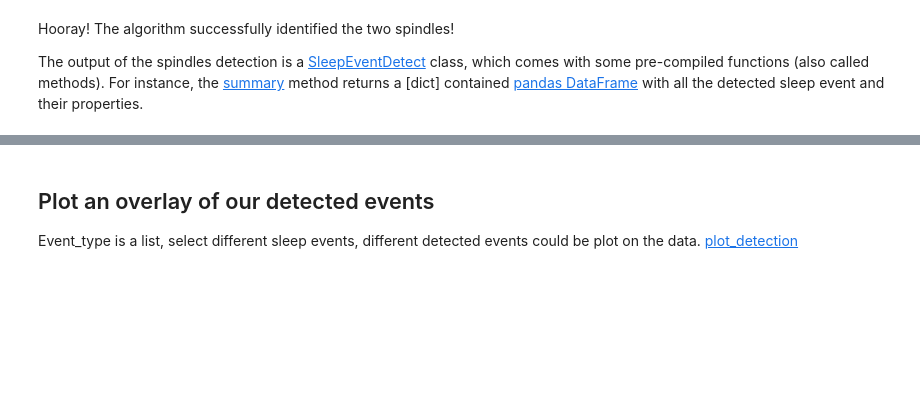
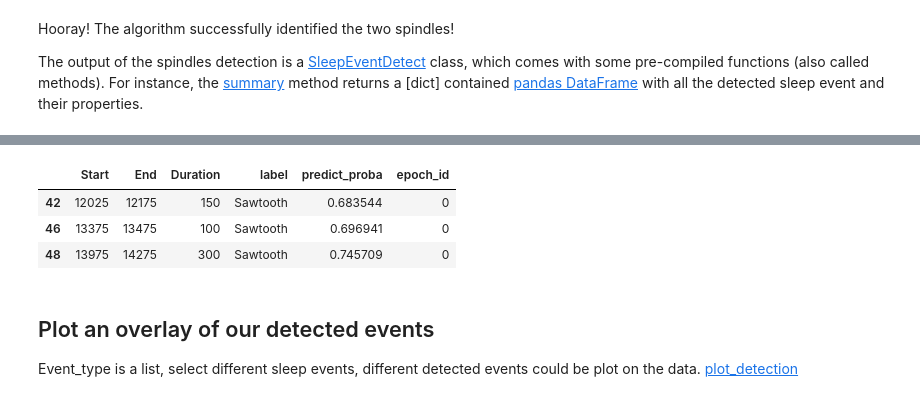
Before and after one commit to didi226/Sleep-Semantic-Segmentation, a Jupyter notebook: notebookes/test_wrap_sssm.ipynb, the cells around one changed output, grey strips where cells are left out. Drawn from its saved outputs; the diff is of its cells as text; code cells hidden in the pictures; blank space fills up the shorter version.

Commit message:
mod sleep detect summary

```diff
--- a/notebookes/test_wrap_sssm.ipynb
+++ b/notebookes/test_wrap_sssm.ipynb
@@ -131,3 +131,6 @@ Spindle
 Hooray! The algorithm successfully identified the two spindles!
 
 The output of the spindles detection is a [SleepEventDetect](https://sleep-semantic-segmentation.readthedocs.io/en/latest/wrap_sssm.detection.html#wrap_sssm.detection.detection.SleepEventDetect) class, which comes with some pre-compiled functions (also called methods). For instance, the [summary](https://sleep-semantic-segmentation.readthedocs.io/en/latest/_modules/wrap_sssm/detection/detection.html#SleepEventDetect.summary) method returns a [dict] contained [pandas DataFrame](http://pandas.pydata.org/pandas-docs/stable/dsintro.html#dataframe) with all the detected sleep event and their properties.
+# %%
+sp.summary('Sawtooth')
+# %% [output]
@@ -134,3 +154,7 @@ The output of the spindles detection is a [SleepEventDetect](https://sleep-seman
+|  | Start | End | Duration | label | predict_proba | epoch_id |
+| 42 | 12025 | 12175 | 150 | Sawtooth | 0.683544 | 0 |
+| 46 | 13375 | 13475 | 100 | Sawtooth | 0.696941 | 0 |
+| 48 | 13975 | 14275 | 300 | Sawtooth | 0.745709 | 0 |
 # %% [markdown]
 ## Plot an overlay of our detected events
  Event_type is a list, select different sleep events, different  detected events could be plot on the data. [plot_detection](https://sleep-semantic-segmentation.readthedocs.io/en/latest/_modules/wrap_sssm/detection/detection.html#SleepEventDetect.plot_detection)
```
Also changed, not shown: parts of 2 cells of this notebook, 9 other files.
